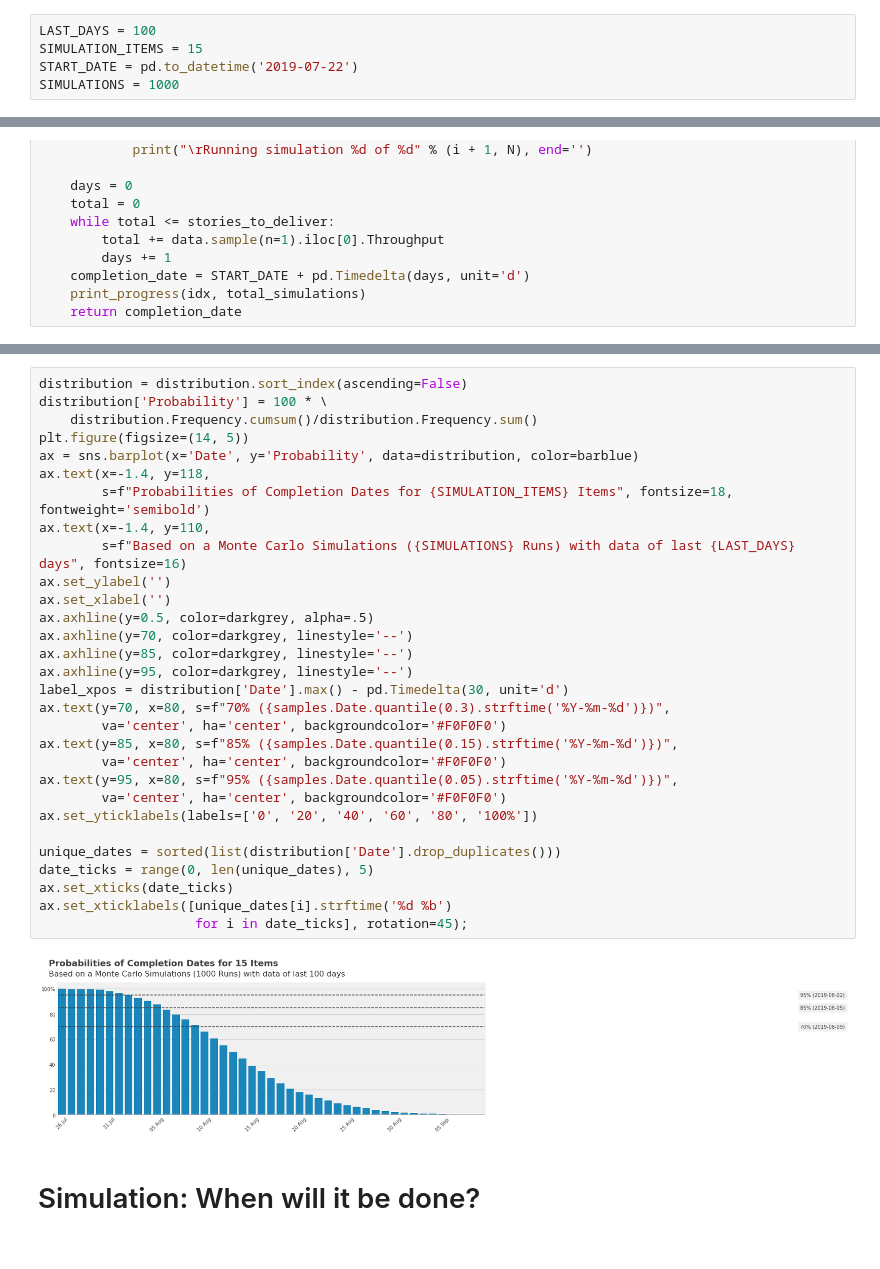
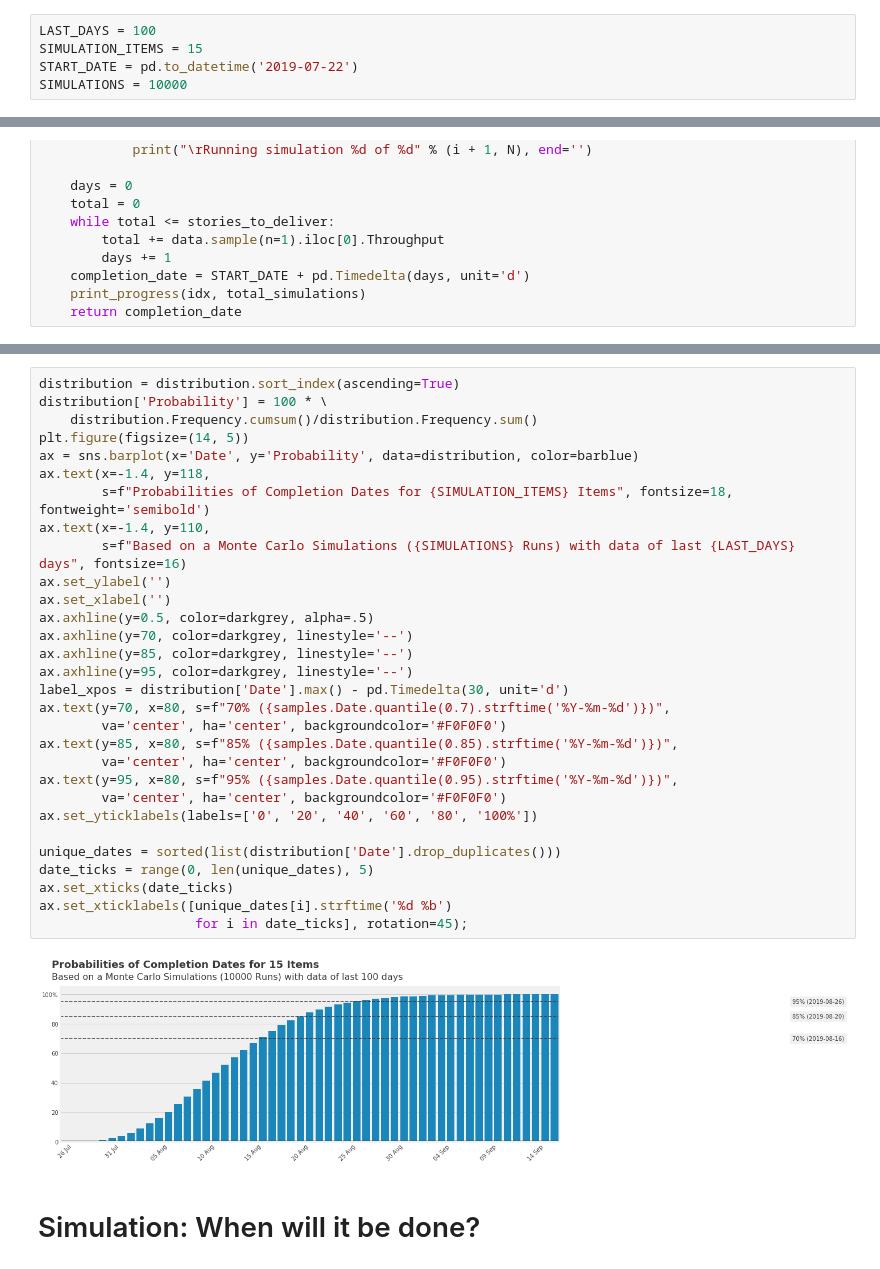
Before and after one commit to jsrois/building_montecarlo_forecasting, a Jupyter notebook: montecarlo_forecasting_solved.ipynb, the cells around one changed output, grey strips where cells are left out. Drawn from its saved outputs; the diff is of its cells as text.

Commit message:
Modified analysis graph

```diff
--- a/montecarlo_forecasting_solved.ipynb
+++ b/montecarlo_forecasting_solved.ipynb
@@ -100,7 +102,7 @@ To **sample** or past data, we'll first select the last 100 days of data.
 LAST_DAYS = 100
 SIMULATION_ITEMS = 15
 START_DATE = pd.to_datetime('2019-07-22')
-SIMULATIONS = 1000
+SIMULATIONS = 10000
 # %%
 def simulate_wwibd(data, stories_to_deliver, idx, total_simulations):
     def print_progress(i, N):
@@ -143,35 +145,35 @@ ax.axhline(y=SIMULATIONS*0.001, color=darkgrey, alpha=.5);
 # %%
-distribution = distribution.sort_index(ascending=False)
+distribution = distribution.sort_index(ascending=True)
 distribution['Probability'] = 100 * \
     distribution.Frequency.cumsum()/distribution.Frequency.sum()
 plt.figure(figsize=(14, 5))
 ax = sns.barplot(x='Date', y='Probability', data=distribution, color=barblue)
 ax.text(x=-1.4, y=118,
         s=f"Probabilities of Completion Dates for {SIMULATION_ITEMS} Items", fontsize=18, fontweight='semibold')
 ax.text(x=-1.4, y=110,
         s=f"Based on a Monte Carlo Simulations ({SIMULATIONS} Runs) with data of last {LAST_DAYS} days", fontsize=16)
 ax.set_ylabel('')
 ax.set_xlabel('')
 ax.axhline(y=0.5, color=darkgrey, alpha=.5)
 ax.axhline(y=70, color=darkgrey, linestyle='--')
 ax.axhline(y=85, color=darkgrey, linestyle='--')
 ax.axhline(y=95, color=darkgrey, linestyle='--')
 label_xpos = distribution['Date'].max() - pd.Timedelta(30, unit='d')
-ax.text(y=70, x=80, s=f"70% ({samples.Date.quantile(0.3).strftime('%Y-%m-%d')})",
+ax.text(y=70, x=80, s=f"70% ({samples.Date.quantile(0.7).strftime('%Y-%m-%d')})",
         va='center', ha='center', backgroundcolor='#F0F0F0')
-ax.text(y=85, x=80, s=f"85% ({samples.Date.quantile(0.15).strftime('%Y-%m-%d')})",
+ax.text(y=85, x=80, s=f"85% ({samples.Date.quantile(0.85).strftime('%Y-%m-%d')})",
         va='center', ha='center', backgroundcolor='#F0F0F0')
-ax.text(y=95, x=80, s=f"95% ({samples.Date.quantile(0.05).strftime('%Y-%m-%d')})",
+ax.text(y=95, x=80, s=f"95% ({samples.Date.quantile(0.95).strftime('%Y-%m-%d')})",
         va='center', ha='center', backgroundcolor='#F0F0F0')
 ax.set_yticklabels(labels=['0', '20', '40', '60', '80', '100%'])
 
 unique_dates = sorted(list(distribution['Date'].drop_duplicates()))
 date_ticks = range(0, len(unique_dates), 5)
 ax.set_xticks(date_ticks)
 ax.set_xticklabels([unique_dates[i].strftime('%d %b')
                     for i in date_ticks], rotation=45);
 # %% [output]
-[figure, old version]
+[figure, new version]
 # %% [markdown]
 # Simulation: When will it be done?
 # %%
```
Also changed, not shown: parts of 5 cells of this notebook.
